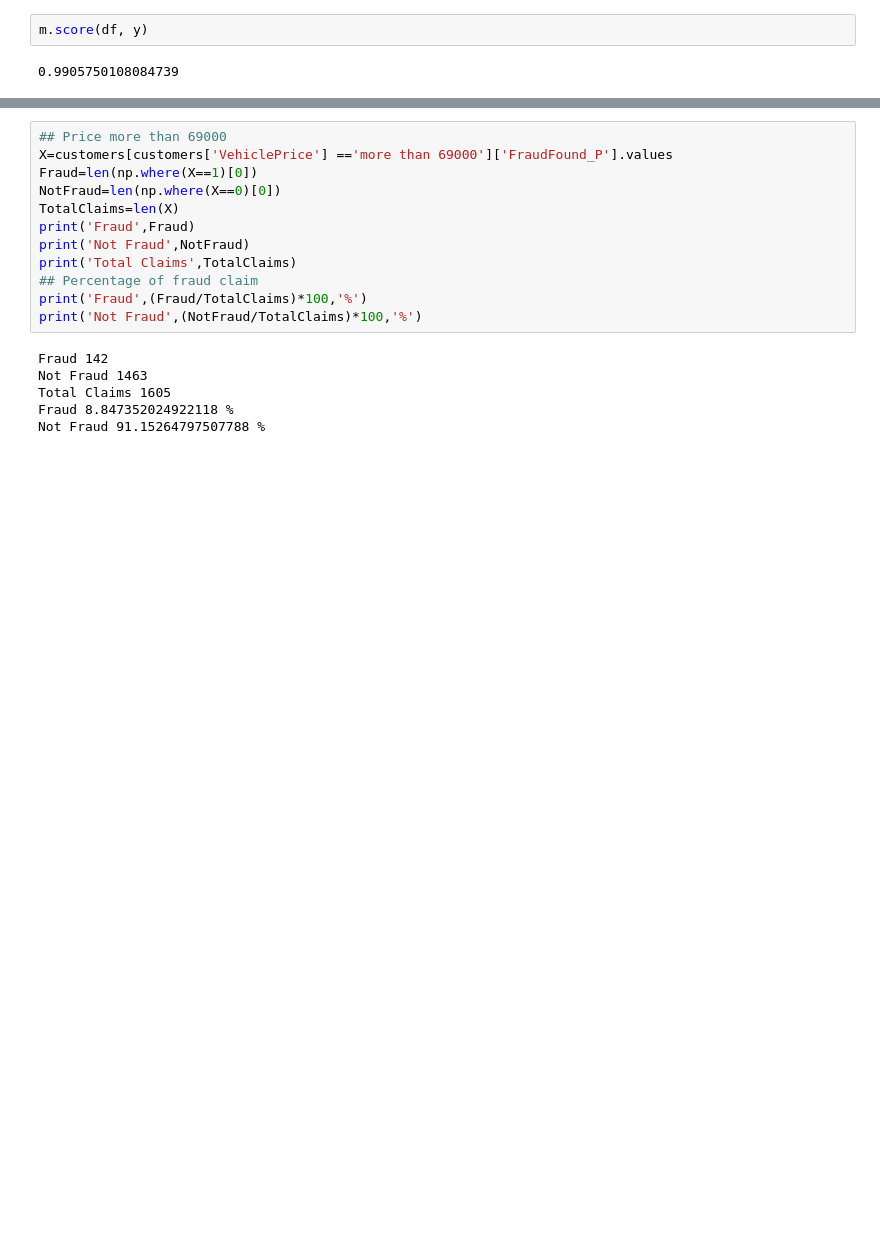
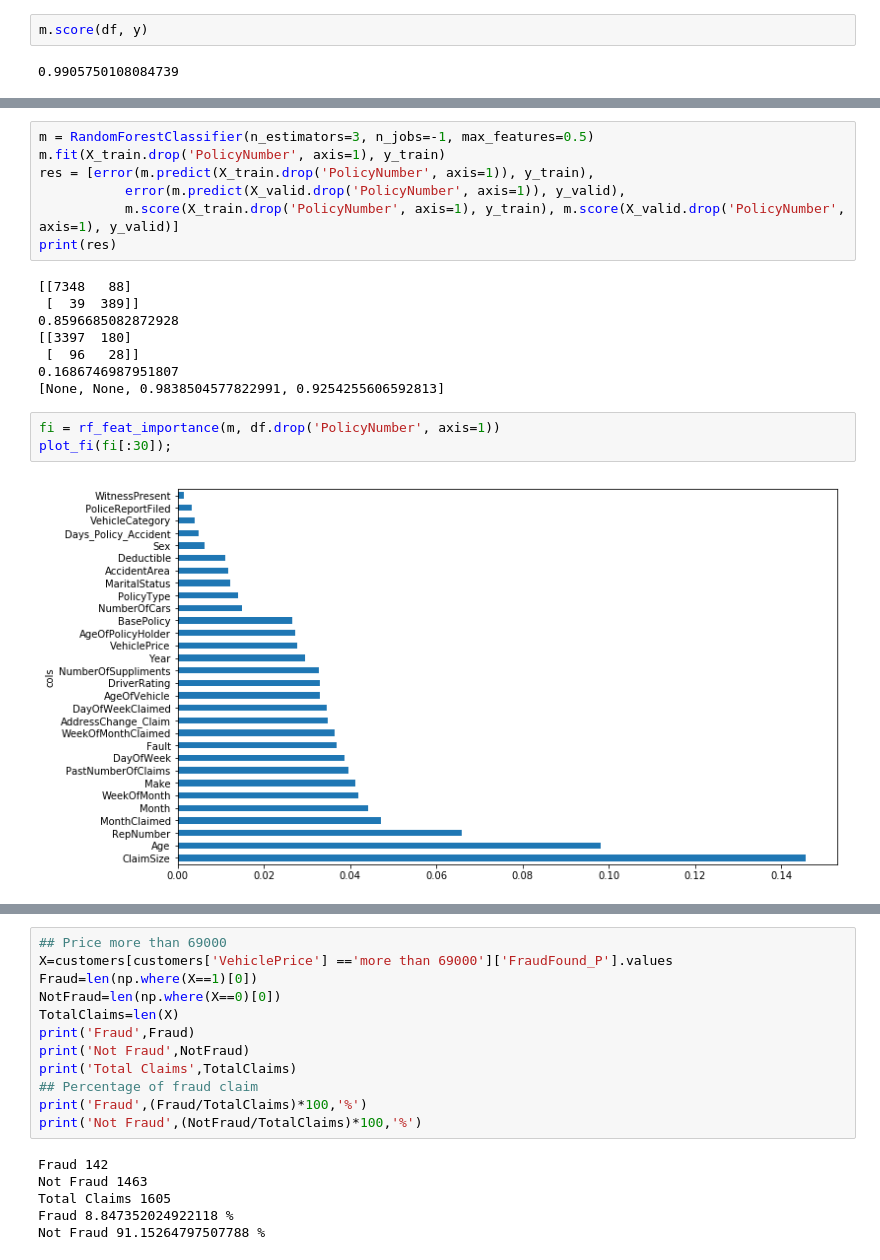
Before and after one commit to Siddharth-Singhs/EXL, a Jupyter notebook: EXL-Vaibhav.ipynb, the cells around one changed output, grey strips where cells are left out. Saved outputs shown, nothing was run; the diff lists cells and outputs as text; blank space fills up the shorter version.

```diff
--- a/EXL-Vaibhav.ipynb
+++ b/EXL-Vaibhav.ipynb
@@ -239,0 +193,20 @@ def split_vals(a, n):
+# %%
+m = RandomForestClassifier(n_estimators=3, n_jobs=-1, max_features=0.5)
+m.fit(X_train.drop('PolicyNumber', axis=1), y_train)
+res = [error(m.predict(X_train.drop('PolicyNumber', axis=1)), y_train),
+           error(m.predict(X_valid.drop('PolicyNumber', axis=1)), y_valid),
+           m.score(X_train.drop('PolicyNumber', axis=1), y_train), m.score(X_valid.drop('PolicyNumber', axis=1), y_valid)]
+print(res)
+# %% [output]
+[[7348   88]
+ [  39  389]]
+0.8596685082872928
+[[3397  180]
+ [  96   28]]
+0.1686746987951807
+[None, None, 0.9838504577822991, 0.9254255606592813]
+# %%
+fi = rf_feat_importance(m, df.drop('PolicyNumber', axis=1))
+plot_fi(fi[:30]);
+# %% [output]
+[figure, added]
```
Also changed, not shown: parts of 20 cells of this notebook.
